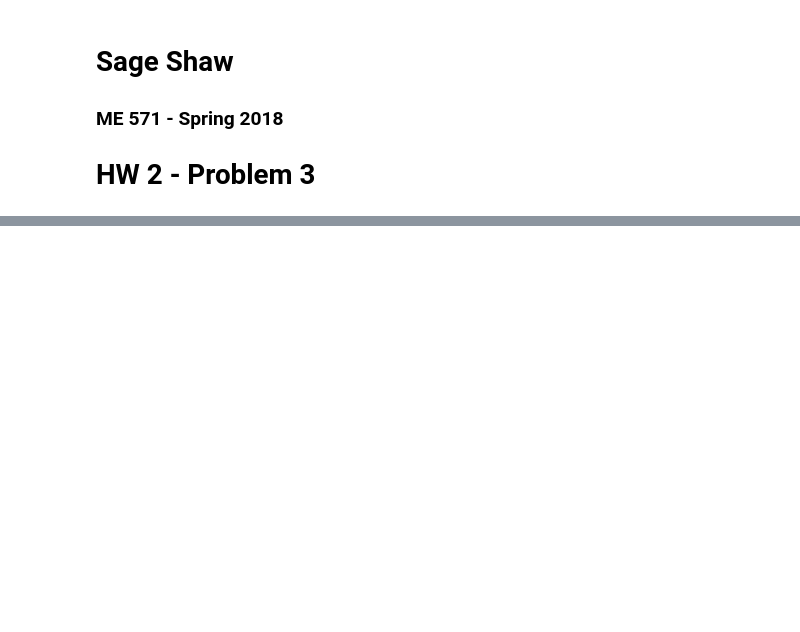
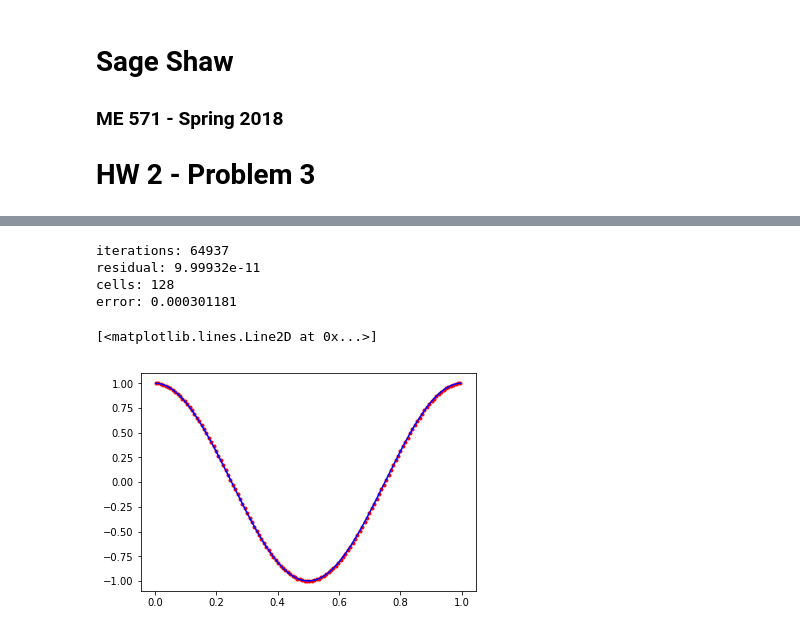
Before and after one commit to shawsa/me571, a Jupyter notebook: hw3/hw3p1.ipynb, the cells around one changed output, grey strips where cells are left out. Cells and saved outputs as stored; diff of their text form; code cells hidden in the pictures; blank space fills up the shorter version.

```diff
--- a/hw3/hw3p1.ipynb
+++ b/hw3/hw3p1.ipynb
@@ -73,0 +73,19 @@ plt.plot(x, A - np.cos(2*np.pi*x))
+# %%
+A = np.genfromtxt('results_cell.csv', delimiter=',')
+print("iterations: %d" % A[-2])
+print("residual: %g" % A[-1])
+A = A[:-2]
+cells = len(A)
+h = 1/cells
+print("cells: %d" % len(A))
+x = np.linspace(h/2,1-h/2,cells)
+print("error: %g" % np.max(np.abs(A - np.cos(2*np.pi*x))))
+plt.plot(x,A,'r.')
+plt.plot(x, np.cos(2*np.pi*x), 'b-')
+# %% [output]
+iterations: 64937
+residual: 9.99932e-11
+cells: 128
+error: 0.000301181
+[<matplotlib.lines.Line2D at 0x...>]
+[figure, added]
```
Also changed, not shown: parts of 18 cells of this notebook, 24 other files.
